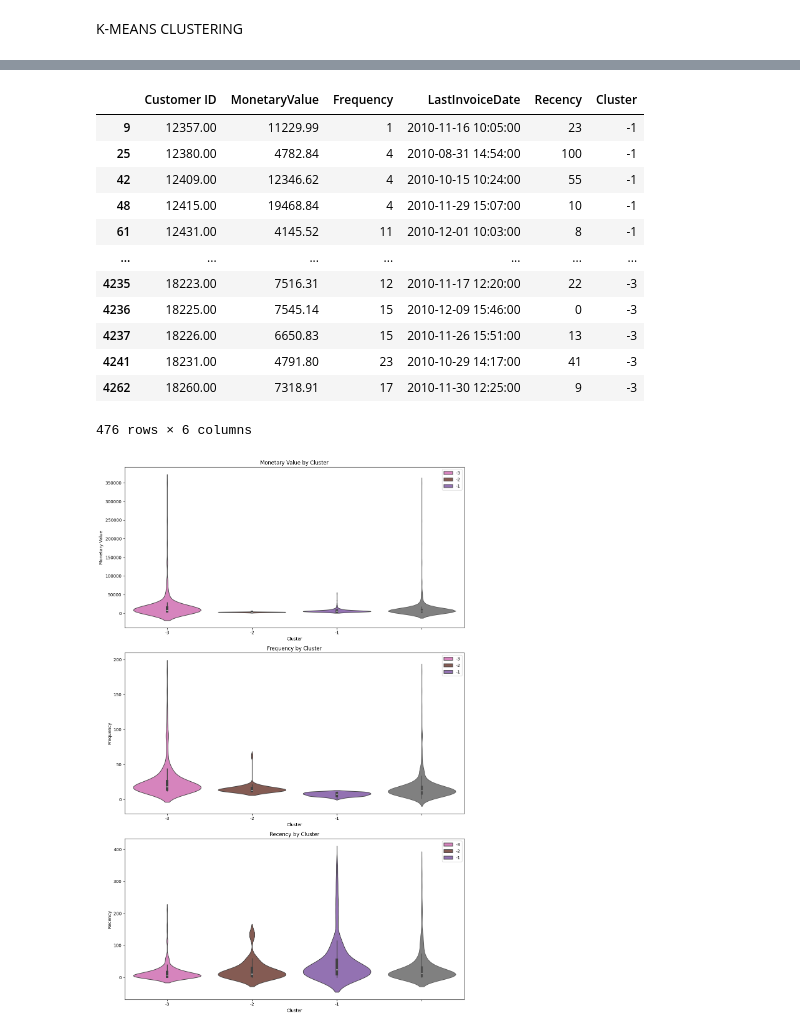
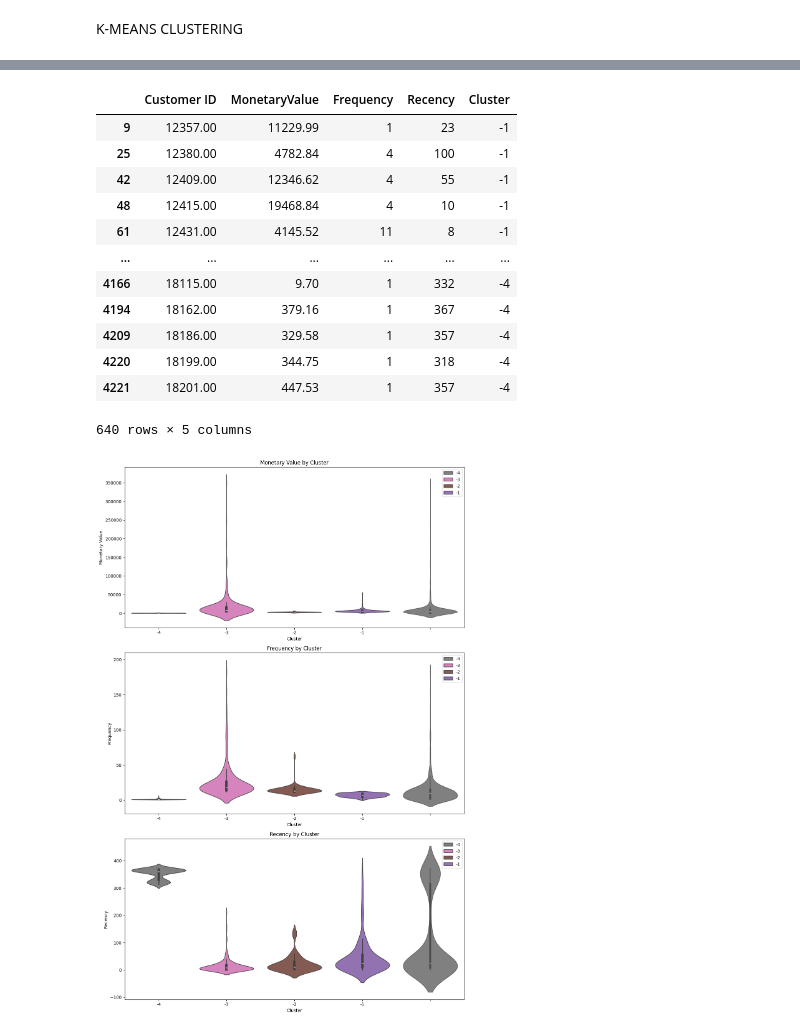
Before and after one commit to adulamaciej/Minor-Machine-Learning-projects, a Jupyter notebook: customer-segmentation-KMeans/code/online-retail-data-clustering.ipynb, the cells around one changed output, grey strips where cells are left out. Saved outputs shown, nothing was run; the diff lists cells and outputs as text; code cells hidden in the pictures.

```diff
--- a/customer-segmentation-KMeans/code/online-retail-data-clustering.ipynb
+++ b/customer-segmentation-KMeans/code/online-retail-data-clustering.ipynb
@@ -277,5 +300,7 @@ max_invoice_data = aggregated_df["LastInvoiceDate"].max()
 
 aggregated_df["Recency"] = (max_invoice_data - aggregated_df["LastInvoiceDate"]).dt.days
 
+aggregated_df.drop(columns=["LastInvoiceDate"], inplace=True)
+
 aggregated_df.head(5)
 # %% [output]
@@ -375 +400,8 @@ frequency_outliers_df.describe()
+# %%
+R_Q1 = aggregated_df['Recency'].quantile(0.25)
+R_Q3 = aggregated_df['Recency'].quantile(0.75)
+R_IQR = R_Q3 - R_Q1
+
+recency_outliers_df = aggregated_df[(aggregated_df['Recency'] > (R_Q3 + 1.5 * R_IQR))
+                                    | (aggregated_df['Recency'] < (R_Q1 - 1.5 * R_IQR))].copy()
 # %%
@@ -591,57 +626,64 @@ overlap_indices = monetary_outliers_df.index.intersection(frequency_outliers_df.
 monetary_only_outliers = monetary_outliers_df.drop(overlap_indices)
 frequency_only_outliers = frequency_outliers_df.drop(overlap_indices)
 monetary_and_frequency_outliers = monetary_outliers_df.loc[overlap_indices]
+recency_only_outliers = recency_outliers_df.drop(
+    recency_outliers_df.index.intersection(monetary_outliers_df.index).union(
+    recency_outliers_df.index.intersection(frequency_outliers_df.index))
+)
 
 monetary_only_outliers["Cluster"] = -1
 frequency_only_outliers["Cluster"] = -2
 monetary_and_frequency_outliers["Cluster"] = -3
+recency_only_outliers["Cluster"] = -4
 
-outlier_clusters_df = pd.concat([monetary_only_outliers, frequency_only_outliers, monetary_and_frequency_outliers])
+outlier_clusters_df = pd.concat([monetary_only_outliers, frequency_only_outliers,
+                                  monetary_and_frequency_outliers, recency_only_outliers])
 
 outlier_clusters_df
 # %% [output]
-|  | Customer ID | MonetaryValue | Frequency | LastInvoiceDate | Recency | Cluster |
-| 9 | 12357.00 | 11229.99 | 1 | 2010-11-16 10:05:00 | 23 | -1 |
-| 25 | 12380.00 | 4782.84 | 4 | 2010-08-31 14:54:00 | 100 | -1 |
-| 42 | 12409.00 | 12346.62 | 4 | 2010-10-15 10:24:00 | 55 | -1 |
-| 48 | 12415.00 | 19468.84 | 4 | 2010-11-29 15:07:00 | 10 | -1 |
-| 61 | 12431.00 | 4145.52 | 11 | 2010-12-01 10:03:00 | 8 | -1 |
-| ... | ... | ... | ... | ... | ... | ... |
-| 4235 | 18223.00 | 7516.31 | 12 | 2010-11-17 12:20:00 | 22 | -3 |
-| 4236 | 18225.00 | 7545.14 | 15 | 2010-12-09 15:46:00 | 0 | -3 |
-| 4237 | 18226.00 | 6650.83 | 15 | 2010-11-26 15:51:00 | 13 | -3 |
-| 4241 | 18231.00 | 4791.80 | 23 | 2010-10-29 14:17:00 | 41 | -3 |
-| 4262 | 18260.00 | 7318.91 | 17 | 2010-11-30 12:25:00 | 9 | -3 |
+|  | Customer ID | MonetaryValue | Frequency | Recency | Cluster |
+| 9 | 12357.00 | 11229.99 | 1 | 23 | -1 |
+| 25 | 12380.00 | 4782.84 | 4 | 100 | -1 |
+| 42 | 12409.00 | 12346.62 | 4 | 55 | -1 |
+| 48 | 12415.00 | 19468.84 | 4 | 10 | -1 |
+| 61 | 12431.00 | 4145.52 | 11 | 8 | -1 |
+| ... | ... | ... | ... | ... | ... |
+| 4166 | 18115.00 | 9.70 | 1 | 332 | -4 |
+| 4194 | 18162.00 | 379.16 | 1 | 367 | -4 |
+| 4209 | 18186.00 | 329.58 | 1 | 357 | -4 |
+| 4220 | 18199.00 | 344.75 | 1 | 318 | -4 |
+| 4221 | 18201.00 | 447.53 | 1 | 357 | -4 |
-476 rows × 6 columns
+640 rows × 5 columns
 # %%
 cluster_colors = {-1: '#9467bd',
                   -2: '#8c564b',
-                  -3: '#e377c2'}
+                  -3: '#e377c2',
+                  -4: '#7f7f7f'}
 
 plt.figure(figsize=(12, 18))
 
 plt.subplot(3, 1, 1)
 sns.violinplot(x=outlier_clusters_df['Cluster'], y=outlier_clusters_df['MonetaryValue'], palette=cluster_colors, hue=outlier_clusters_df["Cluster"])
 sns.violinplot(y=outlier_clusters_df['MonetaryValue'], color='gray', linewidth=1.0)
 plt.title('Monetary Value by Cluster')
 plt.ylabel('Monetary Value')
 
 plt.subplot(3, 1, 2)
 sns.violinplot(x=outlier_clusters_df['Cluster'], y=outlier_clusters_df['Frequency'], palette=cluster_colors, hue=outlier_clusters_df["Cluster"])
 sns.violinplot(y=outlier_clusters_df['Frequency'], color='gray', linewidth=1.0)
 plt.title('Frequency by Cluster')
 plt.ylabel('Frequency')
 
 plt.subplot(3, 1, 3)
 sns.violinplot(x=outlier_clusters_df['Cluster'], y=outlier_clusters_df['Recency'], palette=cluster_colors, hue=outlier_clusters_df["Cluster"])
 sns.violinplot(y=outlier_clusters_df['Recency'], color='gray', linewidth=1.0)
 plt.title('Recency by Cluster')
 plt.ylabel('Recency')
 
 plt.tight_layout()
 plt.show()
 # %% [output]
-[figure, old version]
+[figure, new version]
 # %%
 cluster_labels = {
     0: "RETAIN",
```
Also changed, not shown: parts of 22 cells of this notebook.
